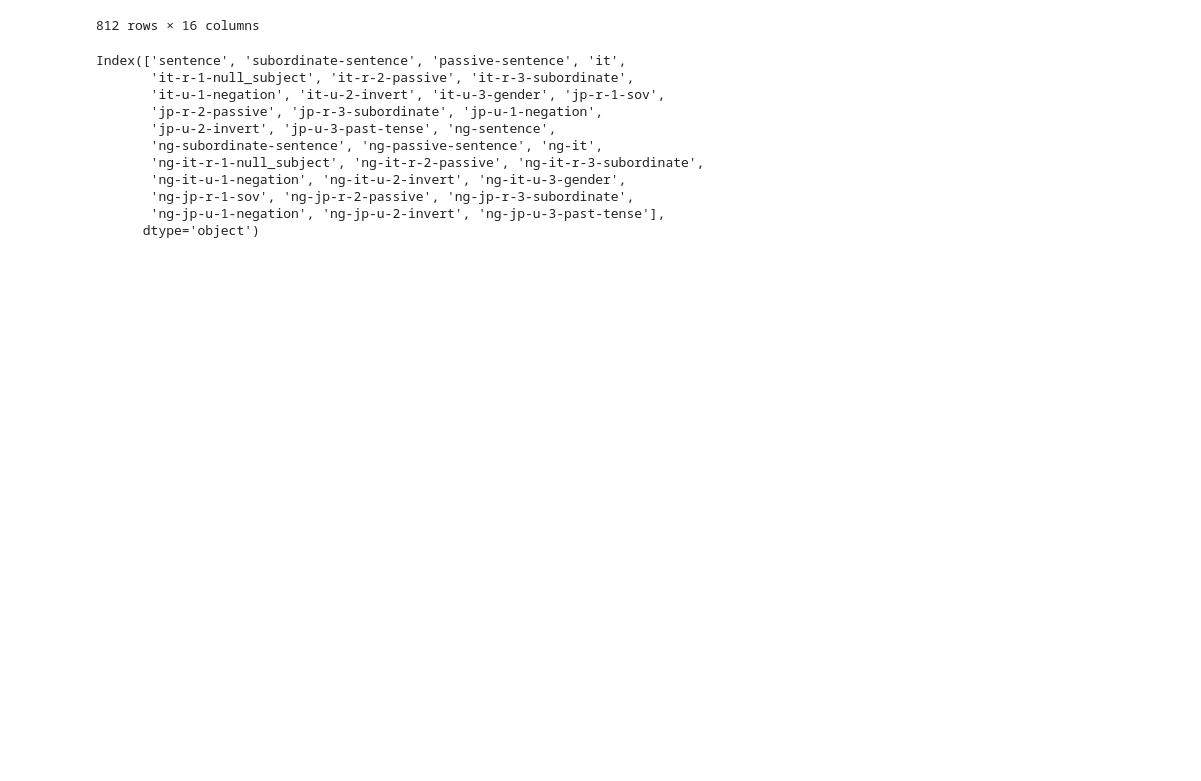
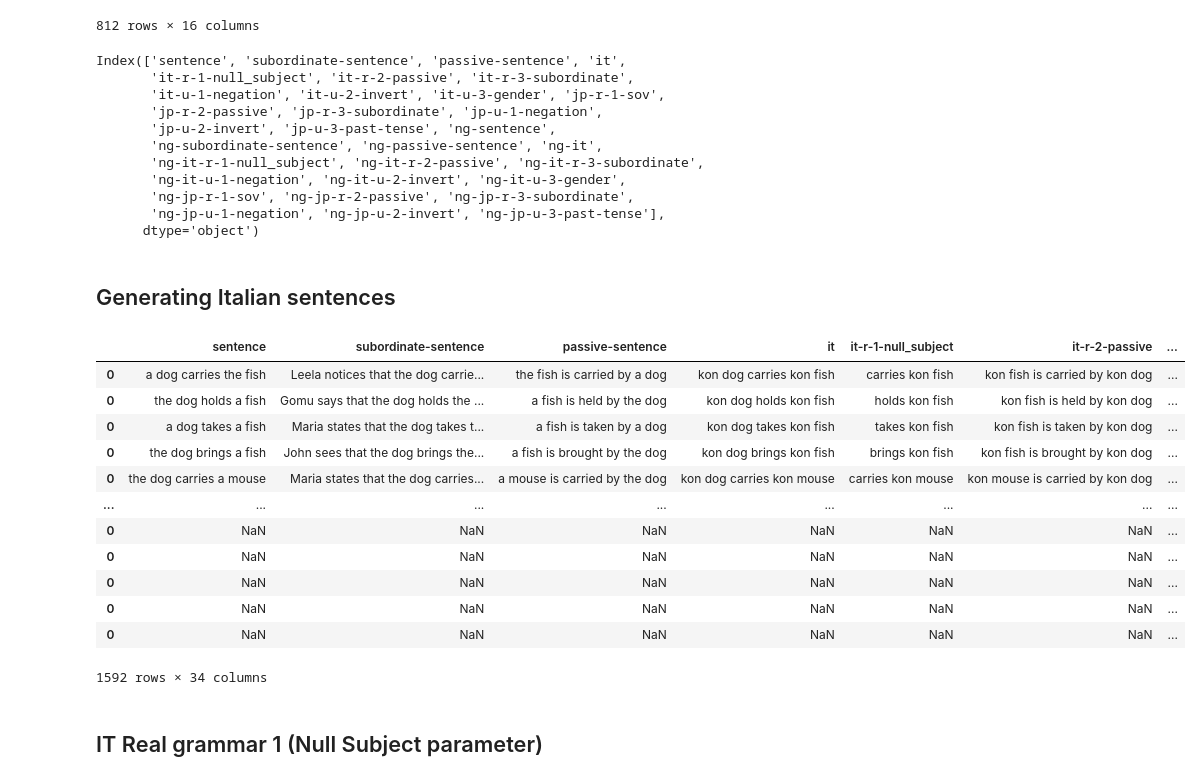
Before and after one commit to arunasank/disjoint-processing-llms, a Jupyter notebook: data-gen/gen-imp-grammars.ipynb, the cells around one changed output. Cells and saved outputs as stored; diff of their text form; code cells hidden in the pictures; blank space fills up the shorter version.

```diff
--- a/data-gen/gen-imp-grammars.ipynb
+++ b/data-gen/gen-imp-grammars.ipynb
@@ -418,3 +655,23 @@ Index(['sentence', 'subordinate-sentence', 'passive-sentence', 'it',
       dtype='object')
 # %%
 df.to_csv('ngs.csv')
+# %% [markdown]
+## Generating Italian sentences
+# %%
+df
+# %% [output]
+|  | sentence | subordinate-sentence | passive-sentence | it | it-r-1-null_subject | it-r-2-passive | ... |
+| 0 | a dog carries the fish | Leela notices that the dog carrie... | the fish is carried by a dog | kon dog carries kon fish | carries kon fish | kon fish is carried by kon dog | ... |
+| 0 | the dog holds a fish | Gomu says that the dog holds the ... | a fish is held by the dog | kon dog holds kon fish | holds kon fish | kon fish is held by kon dog | ... |
+| 0 | a dog takes a fish | Maria states that the dog takes t... | a fish is taken by a dog | kon dog takes kon fish | takes kon fish | kon fish is taken by kon dog | ... |
+| 0 | the dog brings a fish | John sees that the dog brings the... | a fish is brought by the dog | kon dog brings kon fish | brings kon fish | kon fish is brought by kon dog | ... |
+| 0 | the dog carries a mouse | Maria states that the dog carries... | a mouse is carried by the dog | kon dog carries kon mouse | carries kon mouse | kon mouse is carried by kon dog | ... |
+| ... | ... | ... | ... | ... | ... | ... | ... |
+| 0 | NaN | NaN | NaN | NaN | NaN | NaN | ... |
+| 0 | NaN | NaN | NaN | NaN | NaN | NaN | ... |
+| 0 | NaN | NaN | NaN | NaN | NaN | NaN | ... |
+| 0 | NaN | NaN | NaN | NaN | NaN | NaN | ... |
+| 0 | NaN | NaN | NaN | NaN | NaN | NaN | ... |
+1592 rows × 34 columns
+# %% [markdown]
+## IT Real grammar 1 (Null Subject parameter)
```
Also changed, not shown: parts of 26 cells of this notebook.
